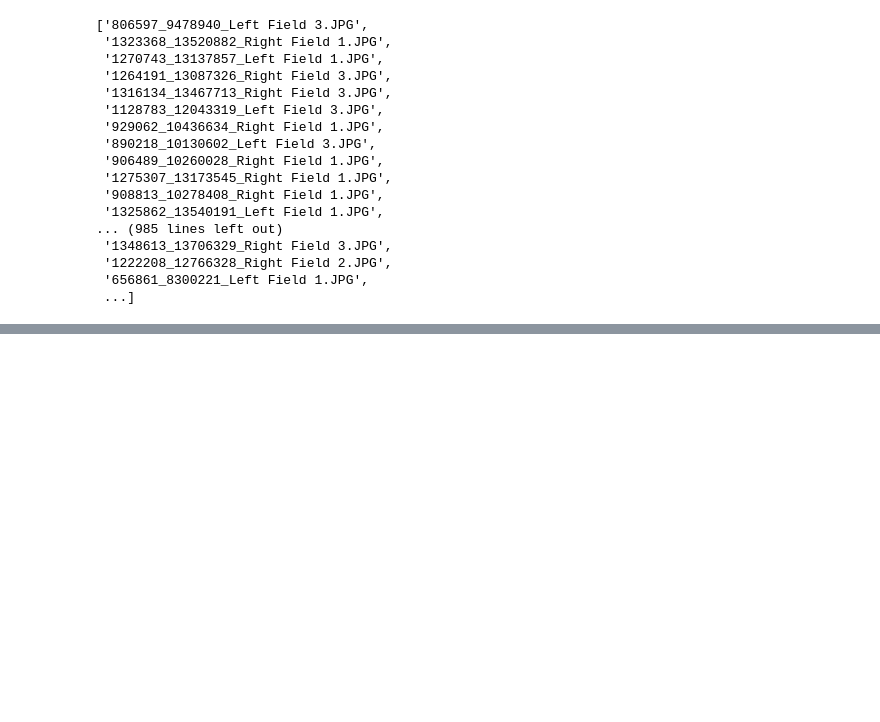
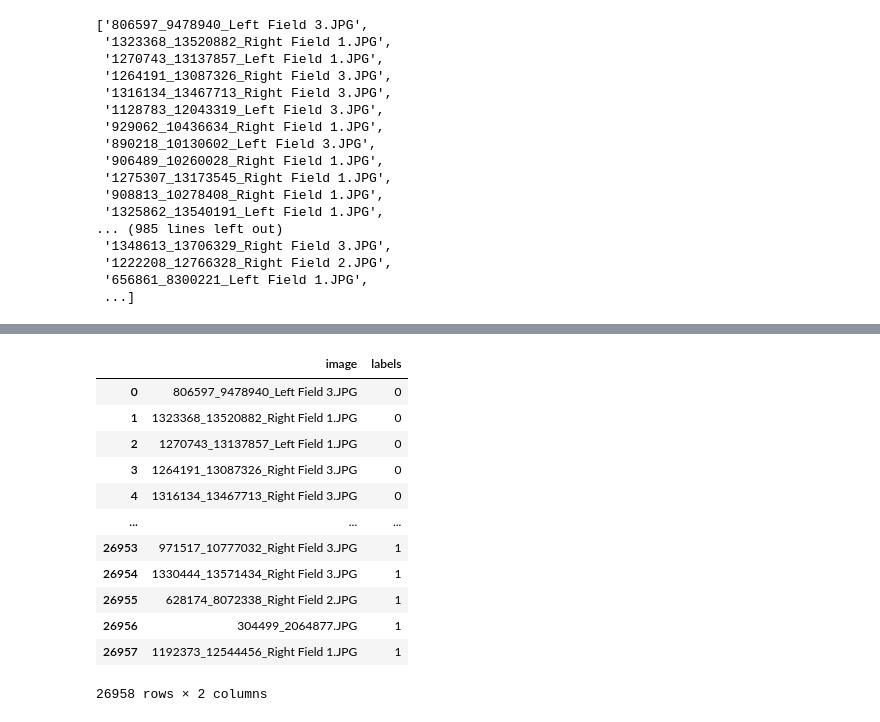
Before and after one commit to Rishav09/QA_application, a Jupyter notebook: training/Non_Distributed/Notebooks/test_devTrain_split.ipynb, the cells around one changed output, grey strips where cells are left out. Saved outputs shown, nothing was run; the diff lists cells and outputs as text; code cells hidden in the pictures; blank space fills up the shorter version.

```diff
--- a/training/Non_Distributed/Notebooks/test_devTrain_split.ipynb
+++ b/training/Non_Distributed/Notebooks/test_devTrain_split.ipynb
@@ -115,0 +134,18 @@ test_df.to_csv("/home/ubuntu/QA_code/QA_application/Train_Dev_Test_Split/df_val_
+# %%
+path2 = '/home/ubuntu/QA_code/QA_application/Train_Dev_Test_Split/df_test_20220728-185549.csv'
+test_file2 = pd.read_csv(path2).iloc[:,1:]
+test_file2
+# %% [output]
+|  | image | labels |
+| 0 | 806597_9478940_Left Field 3.JPG | 0 |
+| 1 | 1323368_13520882_Right Field 1.JPG | 0 |
+| 2 | 1270743_13137857_Left Field 1.JPG | 0 |
+| 3 | 1264191_13087326_Right Field 3.JPG | 0 |
+| 4 | 1316134_13467713_Right Field 3.JPG | 0 |
+| ... | ... | ... |
+| 26953 | 971517_10777032_Right Field 3.JPG | 1 |
+| 26954 | 1330444_13571434_Right Field 3.JPG | 1 |
+| 26955 | 628174_8072338_Right Field 2.JPG | 1 |
+| 26956 | 304499_2064877.JPG | 1 |
+| 26957 | 1192373_12544456_Right Field 1.JPG | 1 |
+26958 rows × 2 columns
```
Also changed, not shown: parts of 9 cells of this notebook, 34 other files.
